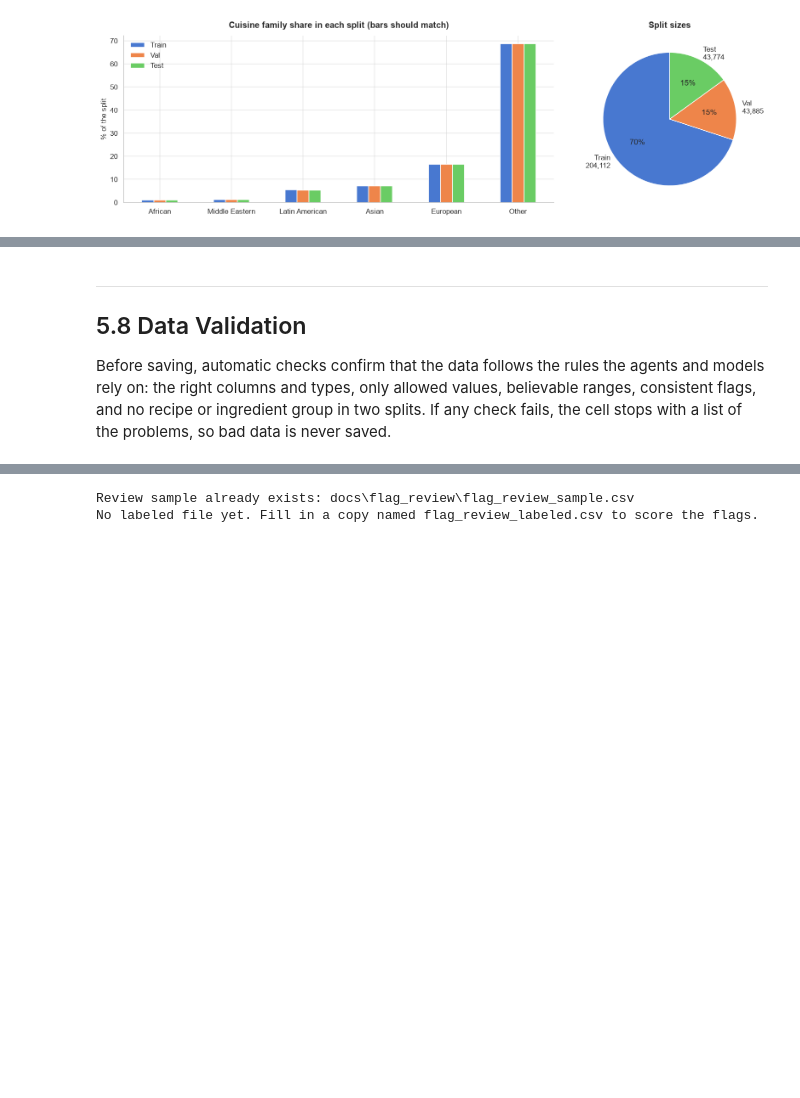
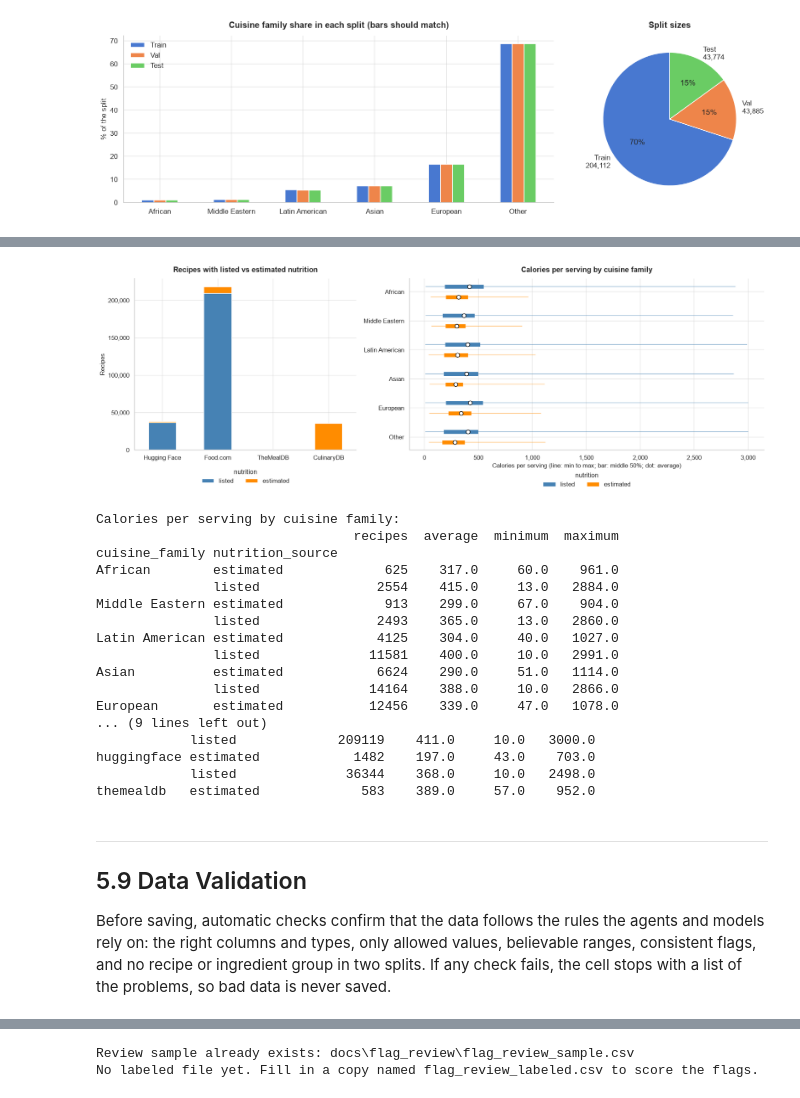
Before and after one commit to Chloe-Tu2/The-EverFlavor-AI, a Jupyter notebook: notebooks/01_data_acquisition_EverFlavor_V3.ipynb, the cells around one changed output, grey strips where cells are left out. Saved outputs shown, nothing was run; the diff lists cells and outputs as text; code cells hidden in the pictures; blank space fills up the shorter version.

```diff
--- a/notebooks/01_data_acquisition_EverFlavor_V3.ipynb
+++ b/notebooks/01_data_acquisition_EverFlavor_V3.ipynb
@@ -3036,7 +3643,75 @@ show_figure(fig, "09_splits")
+# %%
+NUTRITION_SOURCES = {"listed": "steelblue", "estimated": "darkorange"}
+
+fig, axes = plt.subplots(1, 2, figsize=(17, 6), gridspec_kw={"width_ratios": [1, 1.6]})
+
+# Left: listed vs estimated recipes per source
+by_source = (pd.crosstab(df_all["source"], df_all["nutrition_source"])
+             .reindex(index=[s for s in SOURCE_PRIORITY if s in set(df_all["source"])],
+                      columns=list(NUTRITION_SOURCES), fill_value=0))
+by_source.index = by_source.index.map(SOURCE_LABELS)
+by_source.plot.bar(stacked=True, ax=axes[0], rot=0, color=list(NUTRITION_SOURCES.values()))
+axes[0].set_xlabel("")
+axes[0].set_ylabel("Recipes")
+thousands(axes[0])
+axes[0].legend(title="nutrition", loc="upper center", bbox_to_anchor=(0.5, -0.08), ncol=2)
+axes[0].set_title("Recipes with listed vs estimated nutrition")
+
+# Right: min to max, middle 50% and average calories by cuisine family
+families = [f for f in FAMILY_ORDER if (df_all["cuisine_family"] == f).any()]
+for row, family in enumerate(families):
+    for offset, (source, color) in zip((-0.18, 0.18), NUTRITION_SOURCES.items()):
+        kcal = df_all.loc[(df_all["cuisine_family"] == family) & (df_all["nutrition_source"] == source),
+                          "calories_per_serving"]
+        if kcal.empty:
+            continue
+        y = row + offset
+        axes[1].plot([kcal.min(), kcal.max()], [y, y], color=color, lw=1, alpha=0.6)
+        axes[1].plot([kcal.quantile(0.25), kcal.quantile(0.75)], [y, y], color=color, lw=7, solid_capstyle="butt",
+                     label=source if row == 0 else None)
+        axes[1].plot(kcal.mean(), y, "o", color="white", markeredgecolor="black", markersize=7)
+axes[1].set_yticks(range(len(families)))
+axes[1].set_yticklabels(families)
+axes[1].invert_yaxis()
+axes[1].set_xlabel("Calories per serving (line: min to max; bar: middle 50%; dot: average)")
+axes[1].legend(title="nutrition", loc="upper center", bbox_to_anchor=(0.5, -0.1), ncol=2)
+thousands(axes[1], "x")
+axes[1].set_title("Calories per serving by cuisine family")
+
+show_figure(fig, "16_calories_by_cuisine")
+
+# The same numbers as a table
+summary_kcal = (df_all.groupby(["cuisine_family", "nutrition_source"])["calories_per_serving"]
+                .agg(recipes="count", average="mean", minimum="min", maximum="max")
+                .reindex(families, level=0).round(0))
+print("Calories per serving by cuisine family:")
+print(summary_kcal.to_string())
+print("\nCalories per serving by source:")
+print(df_all.groupby(["source", "nutrition_source"])["calories_per_serving"]
+      .agg(recipes="count", average="mean", minimum="min", maximum="max").round(0).to_string())
+# %% [output]
+[figure, added]
+Calories per serving by cuisine family:
+                                 recipes  average  minimum  maximum
+cuisine_family nutrition_source
+African        estimated             625    317.0     60.0    961.0
+               listed               2554    415.0     13.0   2884.0
+Middle Eastern estimated             913    299.0     67.0    904.0
+               listed               2493    365.0     13.0   2860.0
+Latin American estimated            4125    304.0     40.0   1027.0
+               listed              11581    400.0     10.0   2991.0
+Asian          estimated            6624    290.0     51.0   1114.0
+               listed              14164    388.0     10.0   2866.0
+European       estimated           12456    339.0     47.0   1078.0
+... (9 lines left out)
+            listed             209119    411.0     10.0   3000.0
+huggingface estimated            1482    197.0     43.0    703.0
+            listed              36344    368.0     10.0   2498.0
+themealdb   estimated             583    389.0     57.0    952.0
 # %% [markdown]
 ---
 
-## 5.8 Data Validation
+## 5.9 Data Validation
 
 Before saving, automatic checks confirm that the data follows the rules the agents and models rely on: the right columns and types, only allowed values, believable ranges, consistent flags, and no recipe or ingredient group in two splits. If any check fails, the cell stops with a list of the problems, so bad data is never saved.
 # %%
```
Also changed, not shown: parts of 46 cells of this notebook, 4 other files.
